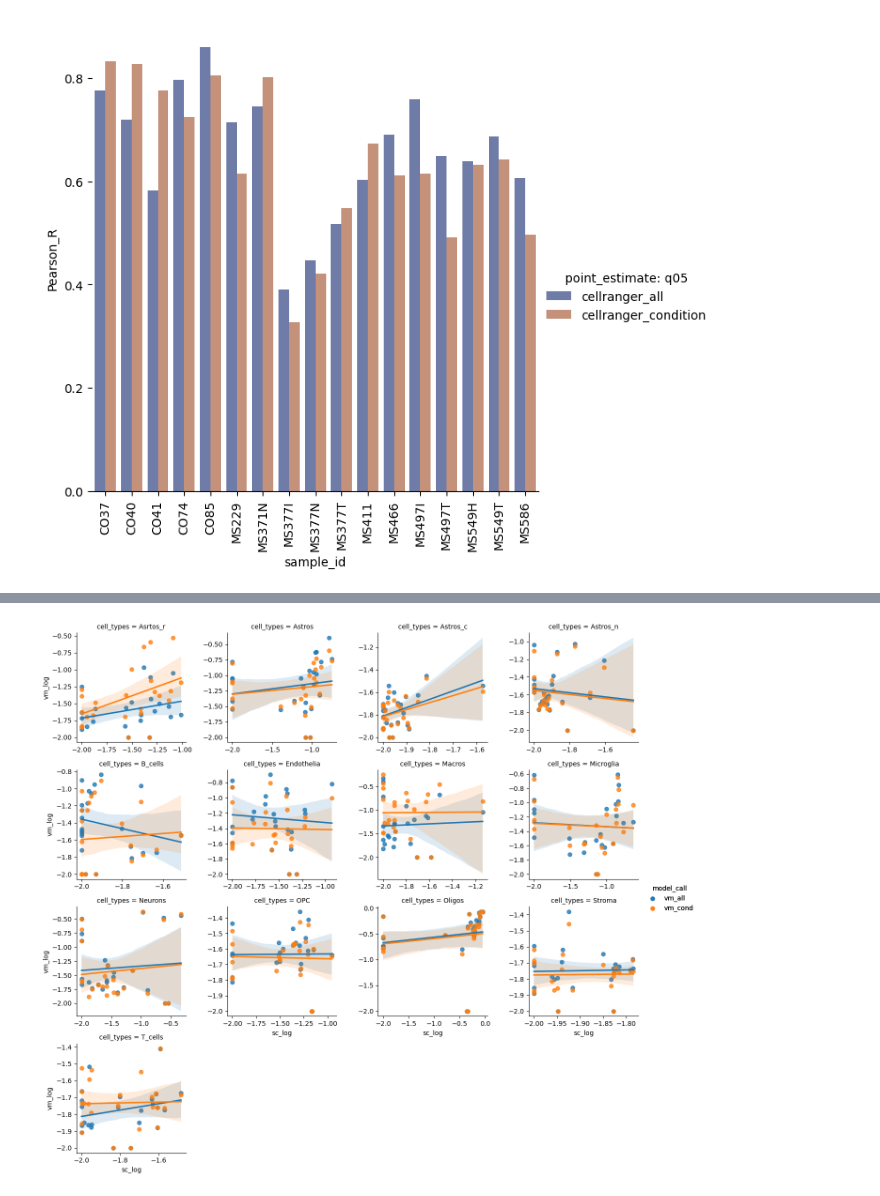
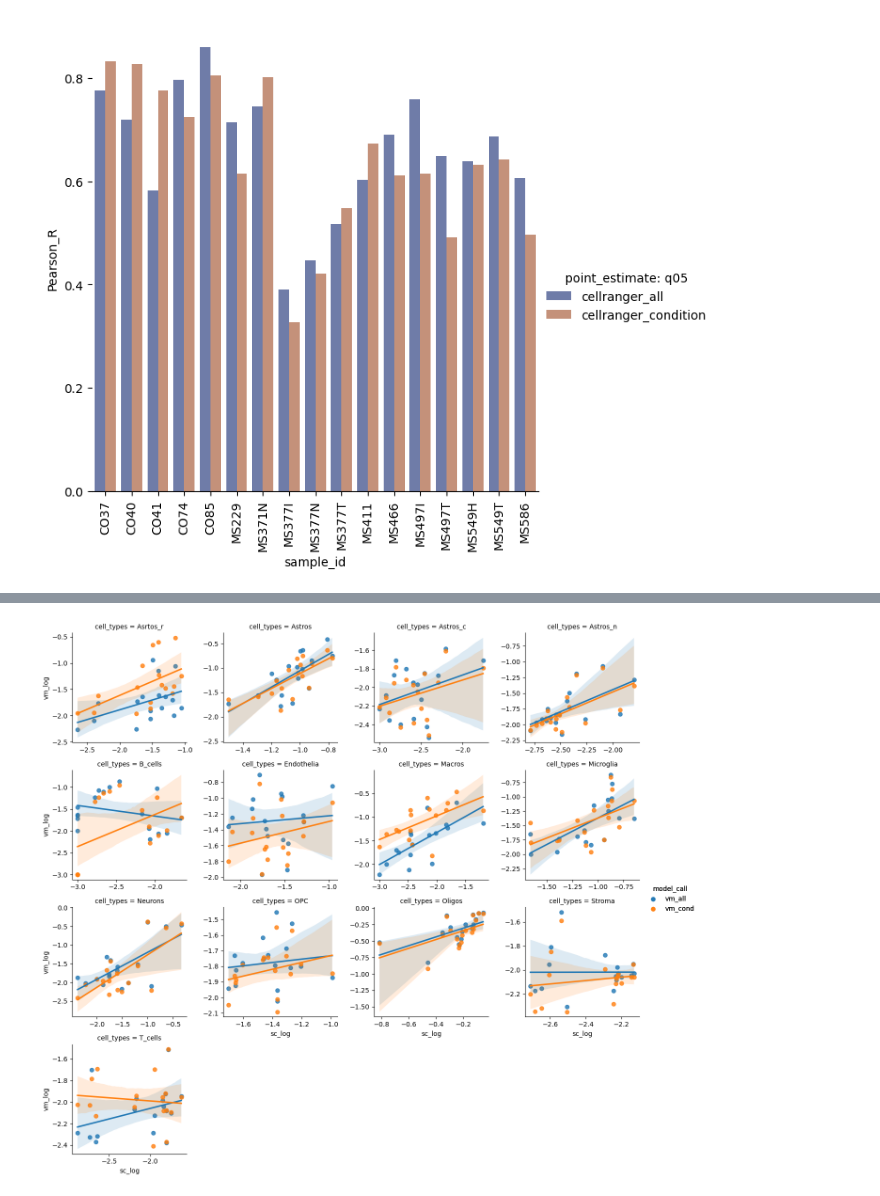
Before and after one commit to saezlab/VisiumMS, a Jupyter notebook: scripts/notebooks/eval_deconv_cellranger.ipynb, the cells around one changed output, grey strips where cells are left out. Cells and saved outputs as stored; diff of their text form; code cells hidden in the pictures.

```diff
--- a/scripts/notebooks/eval_deconv_cellranger.ipynb
+++ b/scripts/notebooks/eval_deconv_cellranger.ipynb
@@ -330,26 +317,36 @@ for method in ["cellranger"]:
 # %%
 method = "cellranger"
-epsilon = 0.01
+epsilon = 0.001
+point_estimate = "q05"
 
 sc_prop = sc_proportions[method]
 vis_prop_all = vis_proportions[method]["all"]
 vis_prop_all.rename({"vm": "vm_all"}, inplace=True, axis=1)
 vis_prop_cond= vis_proportions[method]["condition"]
 vis_prop_cond.rename({"vm": "vm_cond"}, inplace=True, axis=1)
+
+# only keep samples in sample_oi
+sc_prop = sc_prop.loc[sc_prop.sample_id.isin(samples_oi), :]
+vis_prop_all = vis_prop_all.loc[vis_prop_all.sample_id.isin(samples_oi), :]
+vis_prop_cond = vis_prop_cond.loc[vis_prop_cond.sample_id.isin(samples_oi), :]
+
+# filter point estimate
+vis_prop_all = vis_prop_all.loc[vis_prop_all.point_estimate == point_estimate, :].drop("point_estimate", axis=1)
+vis_prop_cond = vis_prop_cond.loc[vis_prop_cond.point_estimate == point_estimate, :].drop("point_estimate", axis=1)
 
 df = pd.merge(sc_prop, vis_prop_all, how='outer', on=['sample_id', 'cell_types'])
 df = pd.merge(df, vis_prop_cond, how='outer', on=['sample_id', 'cell_types'])
 df = df.fillna(0)
 
 df = pd.melt(df, id_vars=['sample_id', 'cell_types', 'sc'], value_vars=['vm_all', 'vm_cond'], var_name='model_call', value_name='vm')
 
 df['sc_log'] = np.log10(df['sc'] + epsilon)
 df['vm_log'] = np.log10(df['vm'] + epsilon)
 
 # Plot corrs per cell type
 g = sns.lmplot(x='sc_log', y='vm_log', data=df, col='cell_types', hue="model_call", col_wrap=4, height=3, facet_kws={"sharex": False, "sharey": False})
 g.fig.set_facecolor('white')
 g.add_legend()
 plt.show()
 # %% [output]
-[figure, old version]
+[figure, new version]
```
Also changed, not shown: parts of 17 cells of this notebook, 1 other file.
